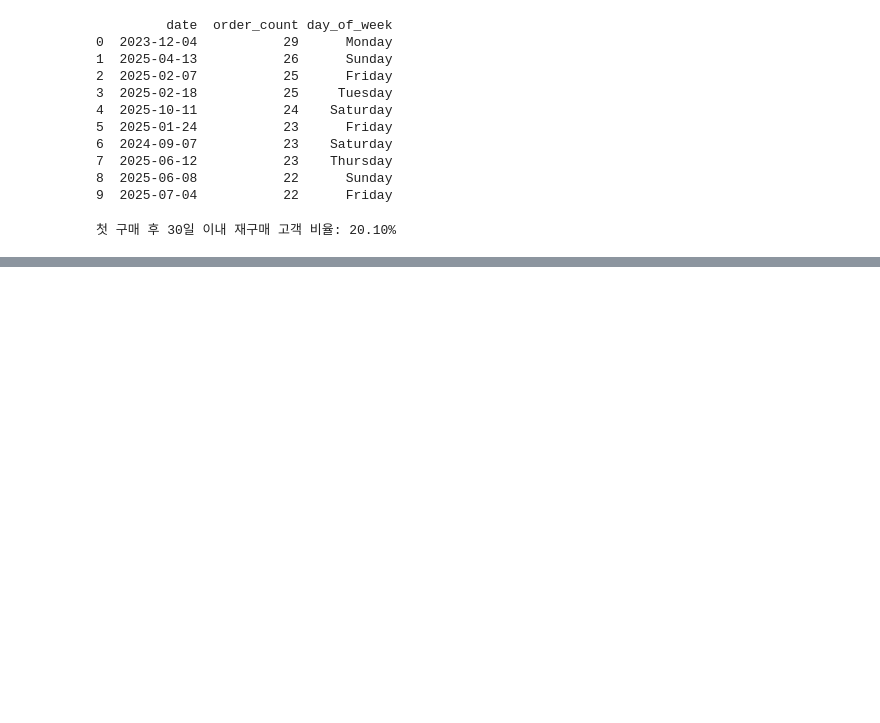
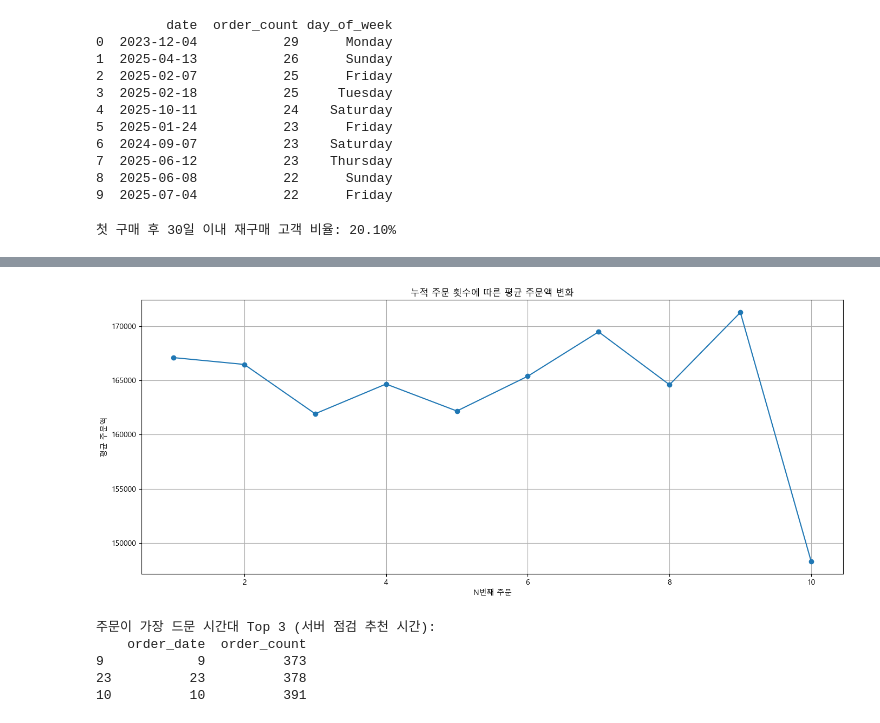
Before and after one commit to Happy-o3ov/big20-python-project1-team3, a Jupyter notebook: 실습문제/03 주문분석.ipynb, the cells around one changed output, grey strips where cells are left out. Drawn from its saved outputs; the diff is of its cells as text; code cells hidden in the pictures; blank space fills up the shorter version.

```diff
--- a/실습문제/03 주문분석.ipynb
+++ b/실습문제/03 주문분석.ipynb
@@ -412,0 +421,33 @@ Name: count, dtype: float64
+# %%
+cols = ['customer_id','order_date','total_sales']
+
+df_data8 = df[cols].copy()
+# 1.데이터 정렬
+df_data8 = df_data8.sort_values(['customer_id', 'order_date'])
+
+# 2. 각 고객의 누적 주문 횟수 계산
+df_data8['order_number'] = df_data8.groupby('customer_id').cumcount() + 1
+
+# 3. 주문 횟수별 평균 주문액 계산
+avg_sales_by_order = df_data8.groupby('order_number')['total_sales'].agg(['mean', 'count']).reset_index()
+avg_sales_by_order.columns = ['order_number', 'avg_sales', 'count']
+
+avg_sales_by_order_number_filtered = avg_sales_by_order[avg_sales_by_order['order_number'] <= 10]
+
+# 5. 시각화
+plt.figure(figsize=(14, 6))
+
+# 전체 데이터
+plt.plot(avg_sales_by_order_number_filtered['order_number'],
+         avg_sales_by_order_number_filtered['avg_sales'],
+         marker='o'
+         )
+plt.xlabel('N번째 주문')
+plt.ylabel('평균 주문액')
+plt.title('누적 주문 횟수에 따른 평균 주문액 변화')
+plt.grid(True)
+
+plt.tight_layout()
+plt.show()
+# %% [output]
+[figure, added]
@@ -412,0 +457,23 @@ Name: count, dtype: float64
+# %%
+cols = ['order_date','order_id']
+
+df_data9 = df[cols].copy()
+
+# 1. order_date에서 시간 추출
+df_data9['hour'] = pd.to_datetime(df_data9['order_date']).dt.hour
+
+# 2. 시간대별 주문 건수 계산
+hourly_orders = df_data9.groupby('hour')['order_id'].count().reset_index()
+hourly_orders.columns = ['order_date', 'order_count']
+
+# 3. 주문이 적은 순으로 정렬
+hourly_orders_sorted = hourly_orders.sort_values('order_count')
+
+print('주문이 가장 드문 시간대 Top 3 (서버 점검 추천 시간):')
+print(hourly_orders_sorted.head(3))
+# %% [output]
+주문이 가장 드문 시간대 Top 3 (서버 점검 추천 시간):
+    order_date  order_count
+9            9          373
+23          23          378
+10          10          391
```
Also changed, not shown: parts of 3 cells of this notebook.
